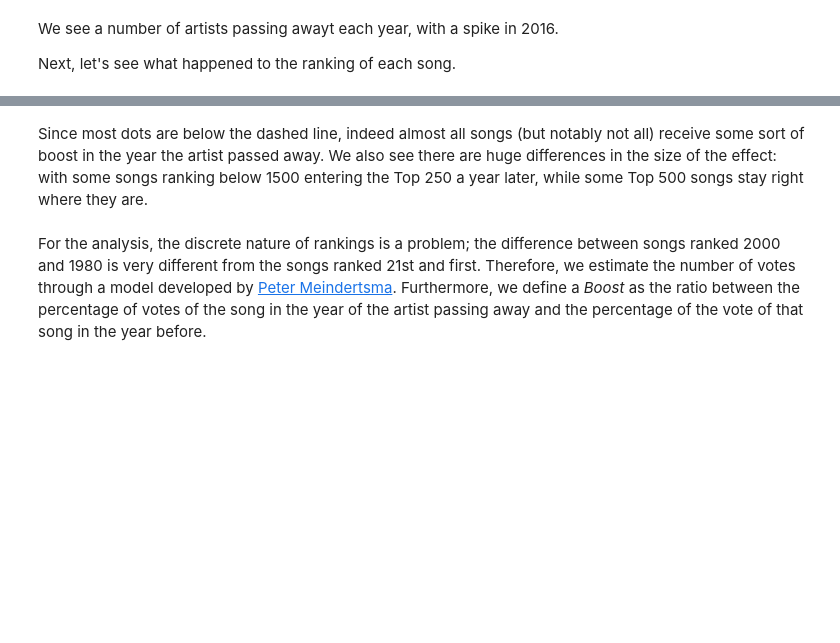
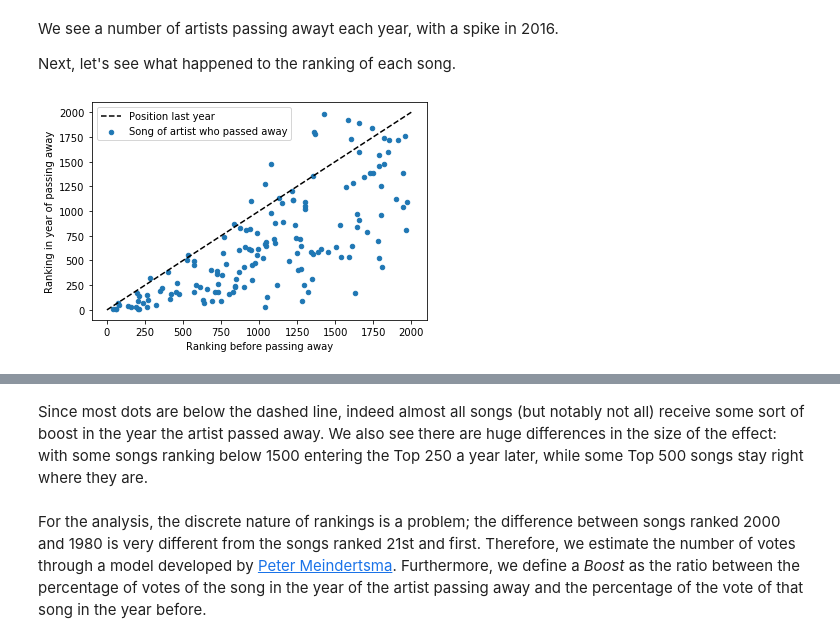
Before and after one commit to SjoerdCor/Top2000, a Jupyter notebook: src/Reading and understanding Top 2000 Data.ipynb, the cells around one changed output, grey strips where cells are left out. Cells and saved outputs as stored; diff of their text form; code cells hidden in the pictures; blank space fills up the shorter version.

Commit message:
Add ranking last year

```diff
--- a/src/Reading and understanding Top 2000 Data.ipynb
+++ b/src/Reading and understanding Top 2000 Data.ipynb
@@ -91,6 +102,15 @@ ranks = (df_full
          .set_index(['SongID', 'YearsSinceOverlijden'])['Rank']
          .unstack()
         )
+# %%
+ax = df.merge(ranklastyear.reset_index()).plot(kind='scatter', x='RankLastYear', y='Rank', label='Song of artist who passed away')
+ax.plot([0, 2000], [0, 2000], 'k--', label='Position last year')
+ax.set_xlabel('Ranking before passing away')
+ax.set_ylabel('Ranking in year of passing away')
+plt.legend()
+plt.show()
+# %% [output]
+[figure, added]
 # %%
 ax = ranks.plot(kind='scatter', x=0, y=-1, label='Song of artist who passed away')
 ax.plot([0, 2000], [0, 2000], 'k--', label='Position last year')
```
Also changed, not shown: parts of 6 cells of this notebook, 3 other files.
